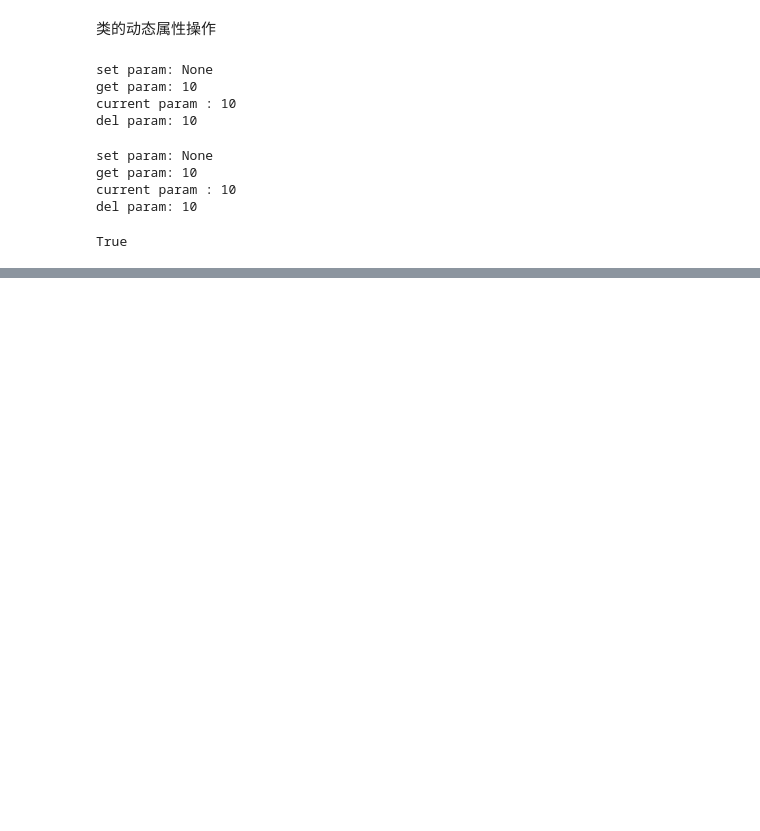
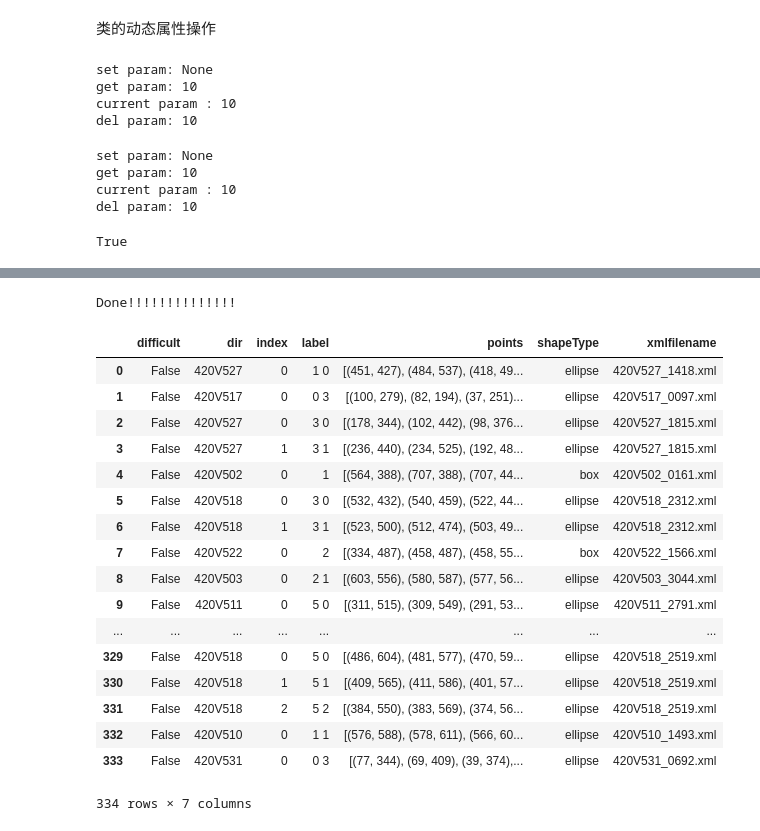
Before and after one commit to yangjjie94/labelSeries, a Jupyter notebook: Untitled.ipynb, the cells around one changed output, grey strips where cells are left out. Cells and saved outputs as stored; diff of their text form; code cells hidden in the pictures; blank space fills up the shorter version.

```diff
--- a/Untitled.ipynb
+++ b/Untitled.ipynb
@@ -607,0 +637,2 @@ True
+# %%
+DIR = "/Volumes/Jerry's/zhouhan/420V100Q4"
@@ -607,0 +655,14 @@ True
+# %%
+for xml in xmls:
+    try:
+        shutil.move(xml, os.path.join(os.path.join("/Users/jerry/Desktop/data/broken", os.path.basename(DIR)), os.path.basename(xml)))
+    except:
+        print(xml)
+
+for index, (dirpath, dirnames, filenames) in enumerate(os.walk(DIR)):
+    xmls.extend(list(map(lambda s: os.path.join(dirpath, s), filter(lambda s: True if s.endswith(".xml") else False, filenames))))
+
+if len(xmls) == 0:
+    print("Done!!!!!!!!!!!!!!")
+# %% [output]
+Done!!!!!!!!!!!!!!
@@ -607,0 +738,52 @@ True
+# %%
+DIR = "/Users/jerry/Desktop/data/broken/420V5"
+labelHist = ["Droplet"]
+# %%
+xmls = []
+for index, (dirpath, dirnames, filenames) in enumerate(os.walk(DIR)):
+    xmls.extend(list(map(lambda s: os.path.join(dirpath, s), filter(lambda s: True if s.endswith(".xml") else False, filenames))))
+
+easy_track_df = pd.DataFrame()
+for xml in xmls:
+    tVocParseReader = PascalVocReader(xml)
+    shapes = tVocParseReader.getShapes()
+
+    xmlfilename = os.path.basename(xml)
+    *dir_, _ = xml.split('_')
+    dir_ = os.path.basename("_".join(dir_)) if isinstance(dir_, (list, tuple)) else os.path.basename(dir_)
+
+    i_easytrack = 0
+    for shape in shapes:
+        shapeType, label, points, _, _, difficult = shape
+        if label not in labelHist:
+            easy_track_df = easy_track_df.append([{
+                    'dir':dir_,
+                    'xmlfilename':xmlfilename,
+                    'index':i_easytrack,
+                    'label':label,
+                    'shapeType':shapeType,
+                    'points':points,
+                    'difficult':difficult}],
+                    ignore_index= True)
+            i_easytrack += 1
+
+easy_track_df.sort_values(by=["dir", "xmlfilename", "label"]).reindex(range(len(easy_track_df)))
+# %% [output]
+|  | difficult | dir | index | label | points | shapeType | xmlfilename |
+| 0 | False | 420V527 | 0 | 1 0 | [(451, 427), (484, 537), (418, 49... | ellipse | 420V527_1418.xml |
+| 1 | False | 420V517 | 0 | 0 3 | [(100, 279), (82, 194), (37, 251)... | ellipse | 420V517_0097.xml |
+| 2 | False | 420V527 | 0 | 3 0 | [(178, 344), (102, 442), (98, 376... | ellipse | 420V527_1815.xml |
+| 3 | False | 420V527 | 1 | 3 1 | [(236, 440), (234, 525), (192, 48... | ellipse | 420V527_1815.xml |
+| 4 | False | 420V502 | 0 | 1 | [(564, 388), (707, 388), (707, 44... | box | 420V502_0161.xml |
+| 5 | False | 420V518 | 0 | 3 0 | [(532, 432), (540, 459), (522, 44... | ellipse | 420V518_2312.xml |
+| 6 | False | 420V518 | 1 | 3 1 | [(523, 500), (512, 474), (503, 49... | ellipse | 420V518_2312.xml |
+| 7 | False | 420V522 | 0 | 2 | [(334, 487), (458, 487), (458, 55... | box | 420V522_1566.xml |
+| 8 | False | 420V503 | 0 | 2 1 | [(603, 556), (580, 587), (577, 56... | ellipse | 420V503_3044.xml |
+| 9 | False | 420V511 | 0 | 5 0 | [(311, 515), (309, 549), (291, 53... | ellipse | 420V511_2791.xml |
+| ... | ... | ... | ... | ... | ... | ... | ... |
+| 329 | False | 420V518 | 0 | 5 0 | [(486, 604), (481, 577), (470, 59... | ellipse | 420V518_2519.xml |
+| 330 | False | 420V518 | 1 | 5 1 | [(409, 565), (411, 586), (401, 57... | ellipse | 420V518_2519.xml |
+| 331 | False | 420V518 | 2 | 5 2 | [(384, 550), (383, 569), (374, 56... | ellipse | 420V518_2519.xml |
+| 332 | False | 420V510 | 0 | 1 1 | [(576, 588), (578, 611), (566, 60... | ellipse | 420V510_1493.xml |
+| 333 | False | 420V531 | 0 | 0 3 | [(77, 344), (69, 409), (39, 374),... | ellipse | 420V531_0692.xml |
+334 rows × 7 columns
```
Also changed, not shown: parts of 19 cells of this notebook, 8 other files.
